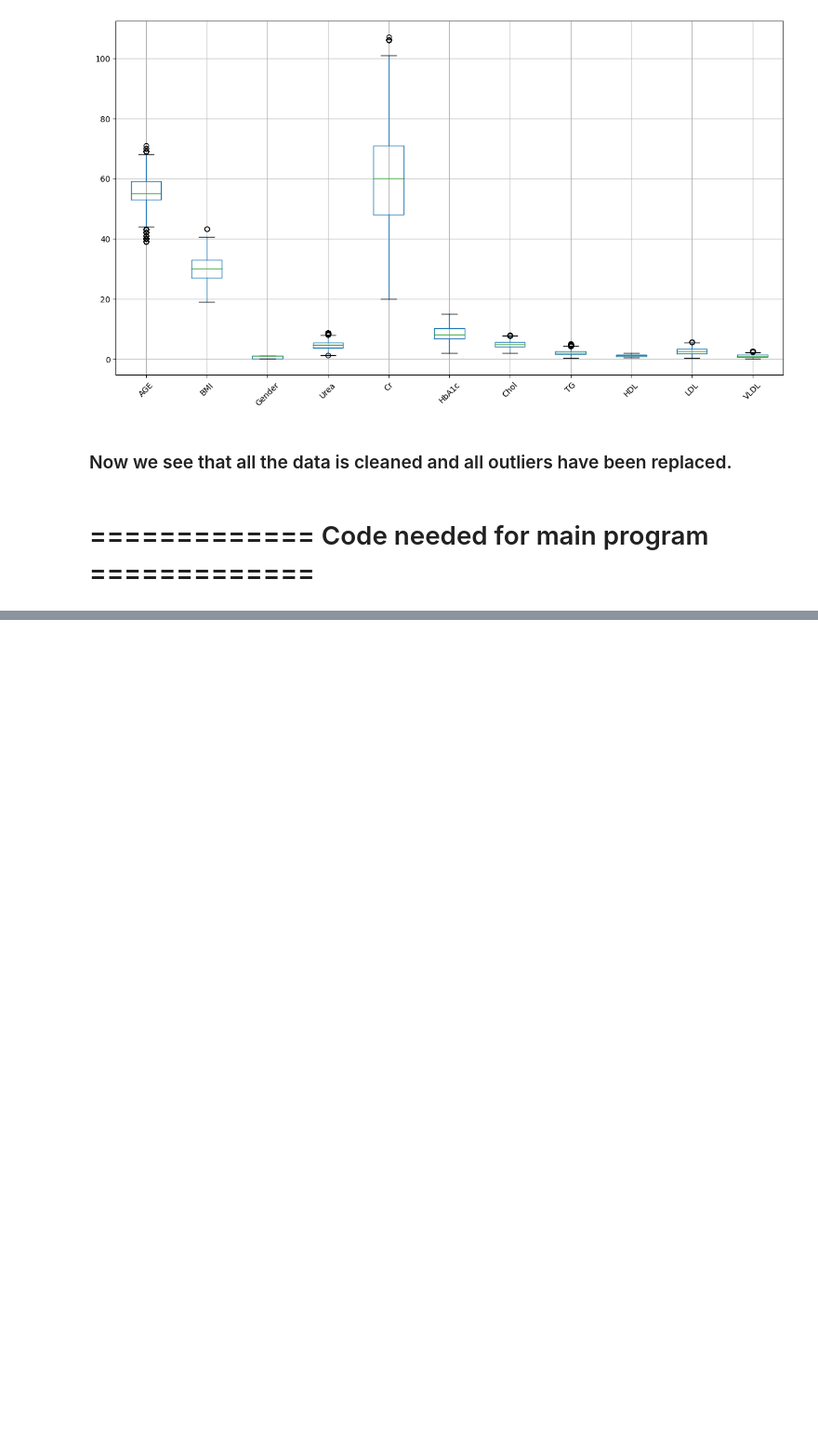
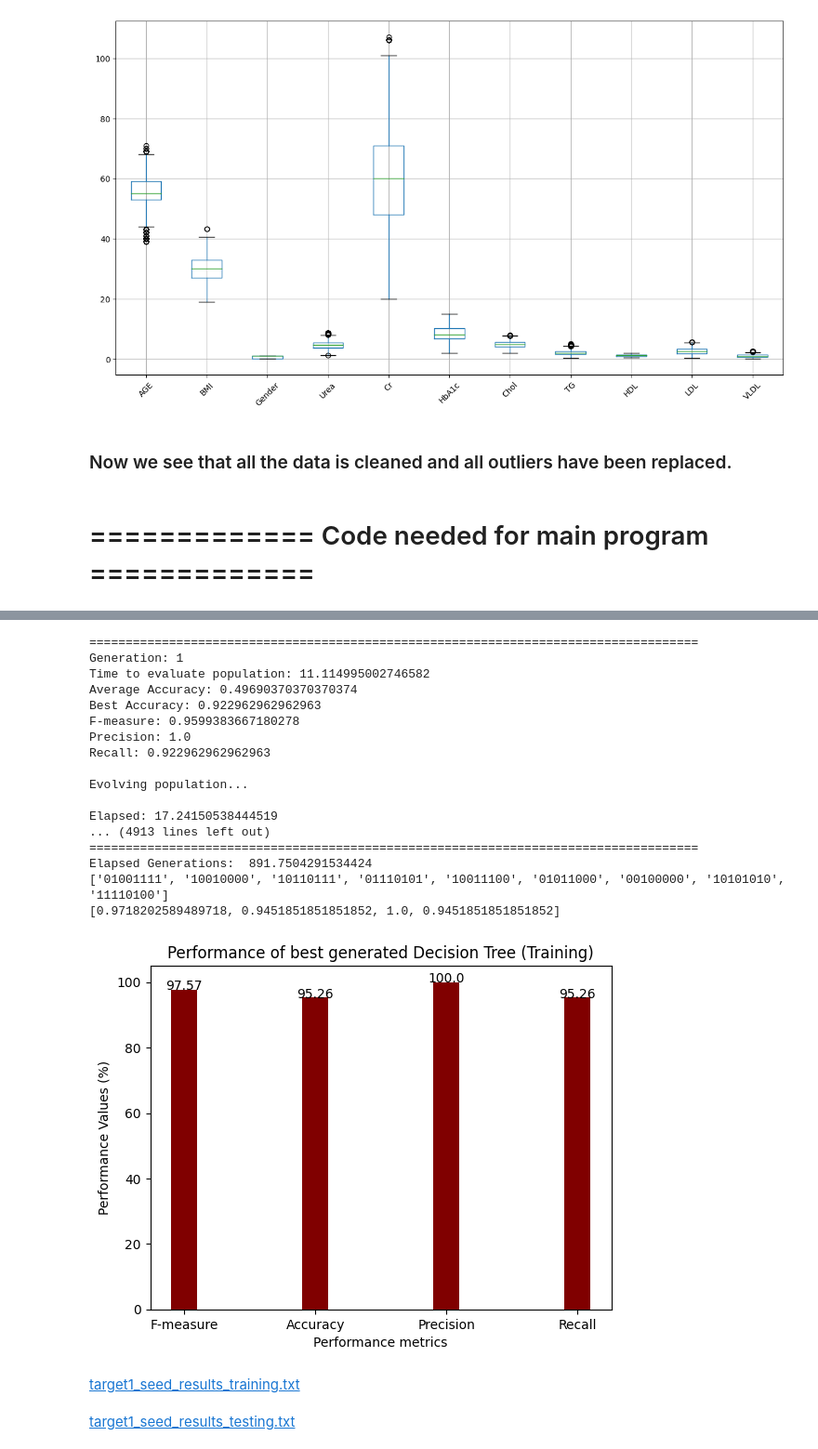
Before and after one commit to JsteReubsSoftware/COS710-Assignment3-GE, a Jupyter notebook: cos710-assignment3-ge.ipynb, the cells around one changed output, grey strips where cells are left out. Shown at 93% size. Saved outputs shown, nothing was run; the diff lists cells and outputs as text; code cells hidden in the pictures; blank space fills up the shorter version.

```diff
--- a/cos710-assignment3-ge.ipynb
+++ b/cos710-assignment3-ge.ipynb
@@ -1080,0 +1360,47 @@ print(arr_tree)
+# %%
+random.seed(497863311)
+# run target one dataset - training without learning
+data_clean = target_one_data_clean[:900]
+population_size = 200
+max_depth=5
+generations = 35
+chromosome_min_limit = 8
+chromosome_max_limit = 25 # number of codons that are allowed in one chromosome
+tourney_size = 2
+mutation_rate = 0.1
+crossover_rate = 0.87
+params = [generations, population_size, max_depth, chromosome_min_limit, chromosome_max_limit, tourney_size, mutation_rate, crossover_rate]
+file_name = "target1_seed_results_training.txt"
+
+best_run = train_program(data_clean, params, file_name, target_one_data_results['without_learning'], 'target-one', source_individual=None)
+
+# test target one dataset - with learning
+trained_tree = best_run[1]
+file_name = "target1_seed_results_testing.txt"
+test_program(target_one_data_results['without_learning'], data_clean, trained_tree, file_name, max_depth)
+
+folder_path = 'results'
+
+for file in os.listdir('/kaggle/working/' + folder_path):
+    display(HTML('<a href=' + folder_path + '/' + file + '>' + file + '</a>'))
+# %% [output]
+====================================================================================
+Generation: 1
+Time to evaluate population: 11.114995002746582
+Average Accuracy: 0.49690370370370374
+Best Accuracy: 0.922962962962963
+F-measure: 0.9599383667180278
+Precision: 1.0
+Recall: 0.922962962962963
+
+Evolving population...
+
+Elapsed: 17.24150538444519
+... (4913 lines left out)
+====================================================================================
+Elapsed Generations:  891.7504291534424
+['01001111', '10010000', '10110111', '01110101', '10011100', '01011000', '00100000', '10101010', '11110100']
+[0.9718202589489718, 0.9451851851851852, 1.0, 0.9451851851851852]
+[figure, added]
+target1_seed_results_training.txt
+target1_seed_results_testing.txt
```
Also changed, not shown: parts of 23 cells of this notebook.
